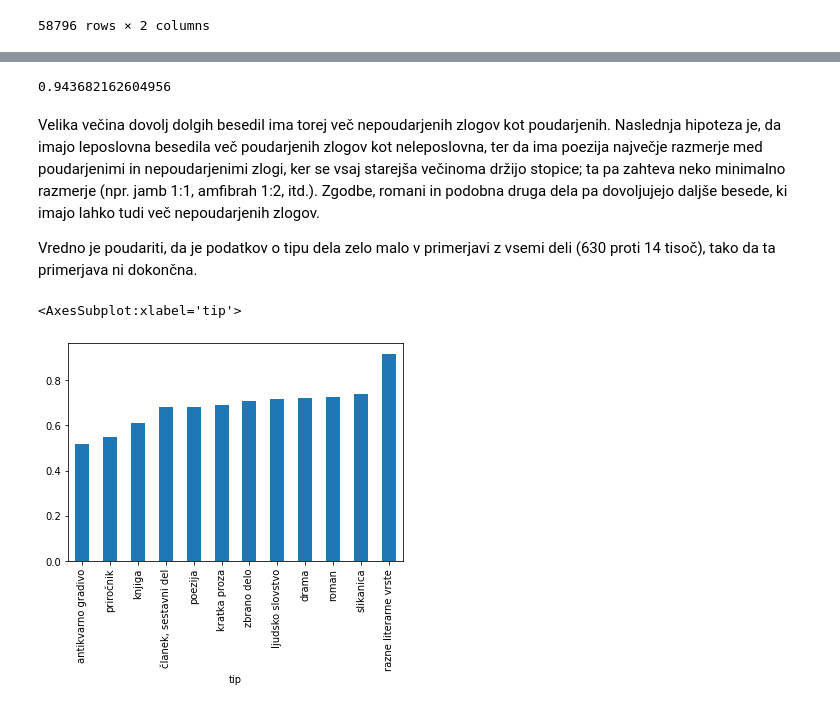
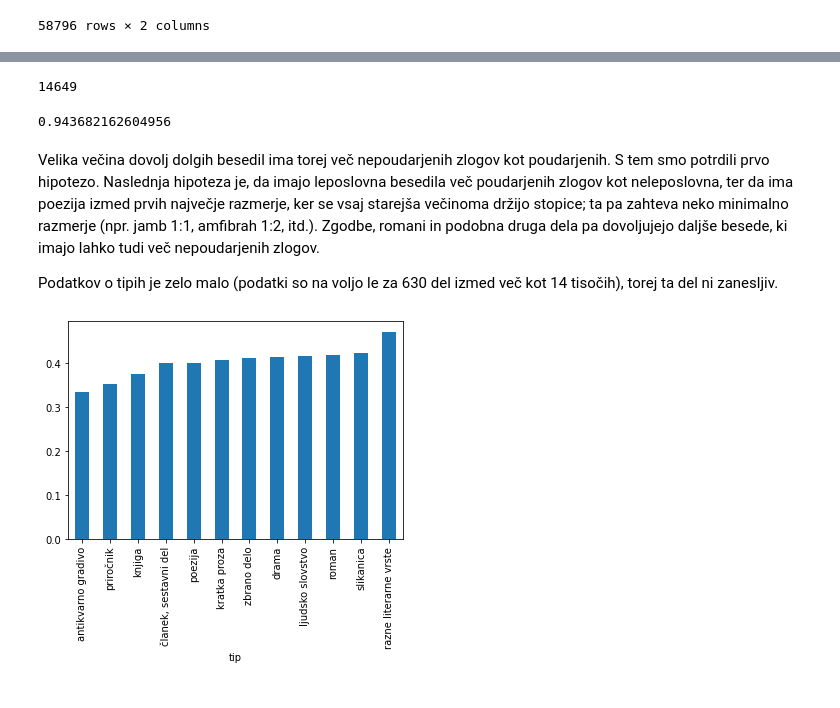
Before and after one commit to k3ap/prog1-projektna-naloga, a Jupyter notebook: analiza.ipynb, the cells around one changed output, grey strips where cells are left out. Drawn from its saved outputs; the diff is of its cells as text; code cells hidden in the pictures.

Commit message:
Analiza podatkov glede na leta, popravek pri določevanju letnic

```diff
--- a/analiza.ipynb
+++ b/analiza.ipynb
@@ -216,10 +223,10 @@ Hipoteza je, da ima večina besedil več nepoudarjenih zlogov kot poudarjenih.
 # %%
-vir_naslov_zlogi = literarna_dela[["vir", "naslov", "zaporedje_zlogov"]].copy()
+vir_naslov_zlogi = literarna_dela[["vir", "naslov", "zaporedje_zlogov", "leto"]].copy()
 vir_naslov_zlogi["st_nepoudarjenih"] = vir_naslov_zlogi.zaporedje_zlogov.apply(lambda s: s.count("u"))
 vir_naslov_zlogi["st_poudarjenih"] = vir_naslov_zlogi.zaporedje_zlogov.apply(lambda s: s.count("-"))
 
 # zelo kratka besedila nas ne zanimajo
 zanimivi = vir_naslov_zlogi[vir_naslov_zlogi.st_poudarjenih + vir_naslov_zlogi.st_nepoudarjenih > 10].copy()
-zanimivi["razmerje"] = zanimivi.st_poudarjenih / zanimivi.st_nepoudarjenih
+zanimivi["razmerje"] = zanimivi.st_poudarjenih / (zanimivi.st_nepoudarjenih + zanimivi.st_poudarjenih)
 zanimivi.sort_values(by="razmerje")
 # %% [output]
@@ -239 +246,5 @@ zanimivi.sort_values(by="razmerje")
+# %%
+len(zanimivi)
+# %% [output]
+14649
 # %%
@@ -242,14 +253,15 @@ len(zanimivi[zanimivi.razmerje < 1]) / len(zanimivi)
 0.943682162604956
 # %% [markdown]
 Velika večina dovolj dolgih besedil ima torej več nepoudarjenih zlogov kot poudarjenih.
-Naslednja hipoteza je, da imajo leposlovna besedila več poudarjenih zlogov kot neleposlovna, ter da ima poezija največje razmerje med poudarjenimi in nepoudarjenimi zlogi, ker se vsaj starejša večinoma držijo stopice; ta pa zahteva neko minimalno razmerje (npr. jamb 1:1, amfibrah 1:2, itd.).
+S tem smo potrdili prvo hipotezo.
+Naslednja hipoteza je, da imajo leposlovna besedila več poudarjenih zlogov kot neleposlovna, ter da ima poezija izmed prvih največje razmerje, ker se vsaj starejša večinoma držijo stopice; ta pa zahteva neko minimalno razmerje (npr. jamb 1:1, amfibrah 1:2, itd.).
 Zgodbe, romani in podobna druga dela pa dovoljujejo daljše besede, ki imajo lahko tudi več nepoudarjenih zlogov.
 
-Vredno je poudariti, da je podatkov o tipu dela zelo malo v primerjavi z vsemi deli (630 proti 14 tisoč), tako da ta primerjava ni dokončna.
+Podatkov o tipih je zelo malo (podatki so na voljo le za 630 del izmed več kot 14 tisočih), torej ta del ni zanesljiv.
 # %%
 vrste = pd.merge(zanimivi, viri, left_on="vir", right_on="povezava").groupby("tip")
 r = vrste.razmerje.count()
 vrste.razmerje.mean()[r>5].sort_values().plot.bar()
+del r, vrste
 # %% [output]
-<AxesSubplot:xlabel='tip'>
-[figure, old version]
+[figure, new version]
```
Also changed, not shown: parts of 15 cells of this notebook, 2 other files.
